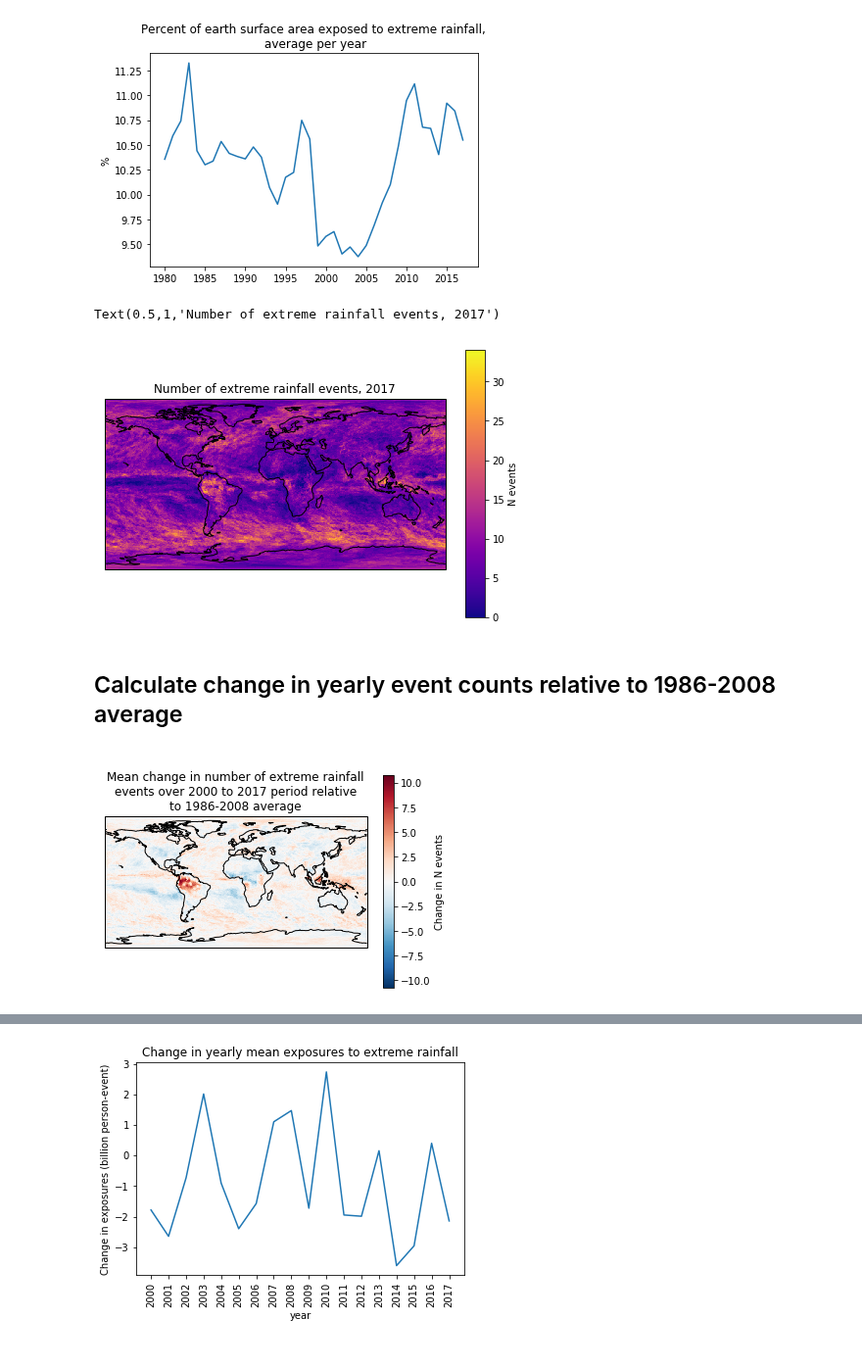
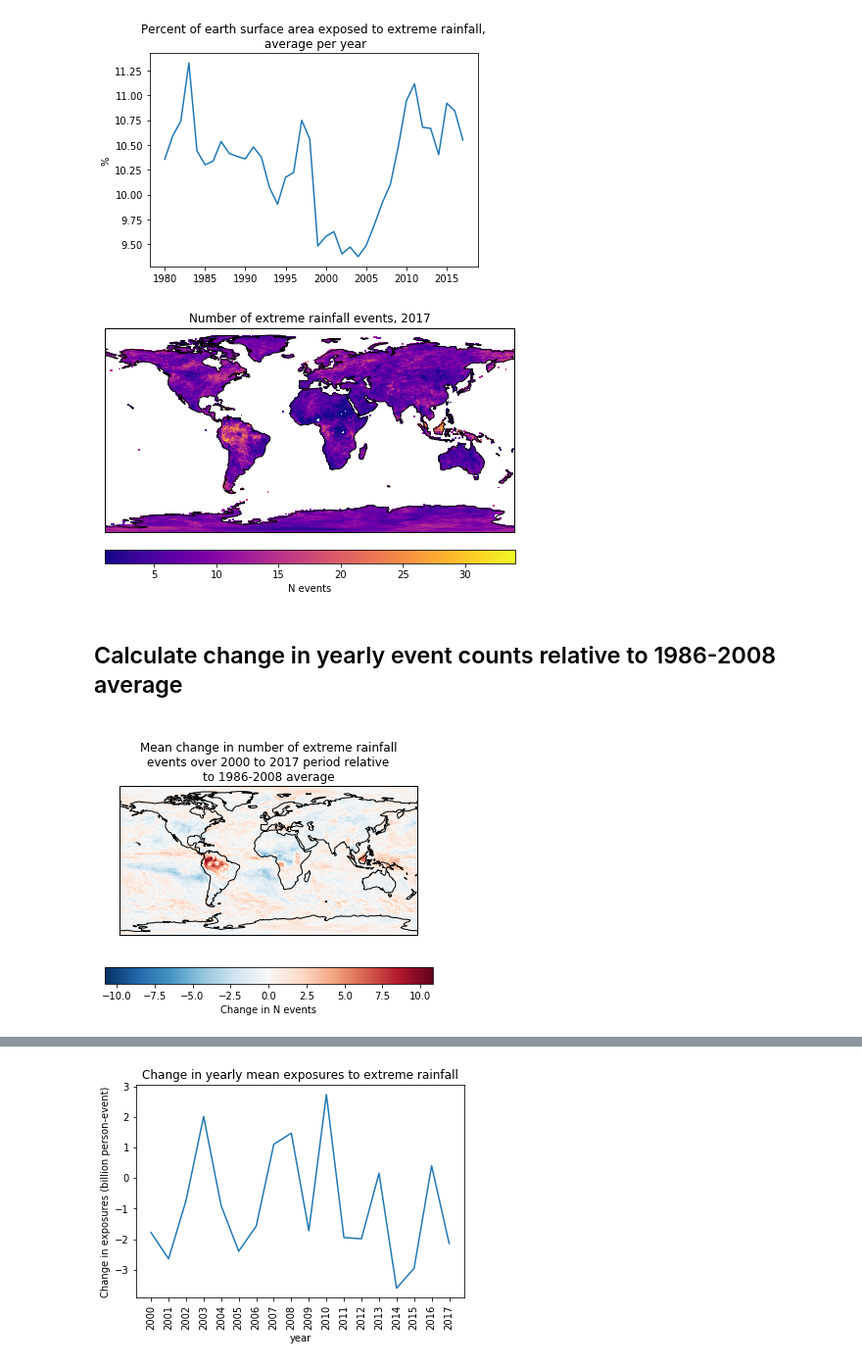
Before and after one commit to mangecoeur/health-climate-exposure, a Jupyter notebook: 1.5 Extreme rainfall.ipynb, the cells around one changed output, grey strips where cells are left out. Shown at 98% size. Drawn from its saved outputs; the diff is of its cells as text; code cells hidden in the pictures.

Commit message:
update results

```diff
--- a/1.5 Extreme rainfall.ipynb
+++ b/1.5 Extreme rainfall.ipynb
@@ -208,7 +209,5 @@ ten_yr_retn = _get_ten_year_return(ppt_5day).compute()
 # %%
-ten_yr_retn.to_netcdf(DATA_SRC / 'lancet' / 'ten_year_ppt_return.nc')
+ten_yr_retn = xr.open_dataarray(DATA_SRC / 'lancet' / 'ten_year_ppt_return.nc')
-# %%
-ppt_5day = ppt_5day.precipitation.sel(time=slice('2000-01-01',None))
 # %% [markdown]
 ## Calculate events
 
@@ -243,5 +242,3 @@ def fast_event_counts(events):
 # %%
 events = ppt_5day.precipitation > ten_yr_retn
 events.name = 'precipitation_events'
-# %%
-events = events.compute()
@@ -321,45 +317,52 @@ land_raster = population_tools.rasterize_data(spi6, COUNTRIES, 'dummy')
 # %%
-event_counts_mean = event_counts.sel(year=2017)
-# event_counts_mean = event_counts_mean.where(event_counts_mean > 0)
+event_counts_mean = event_counts.sel(year=2017) * land_raster
+event_counts_mean = event_counts_mean.where(event_counts_mean > 0)
 event_counts_mean.name = 'N events'
 
 f = plt.figure(constrained_layout=True)
 ax = plt.subplot(projection=crs.PlateCarree())
+
 p = event_counts_mean.plot.pcolormesh(
     cmap='plasma',
-    transform=crs.PlateCarree()
+    transform=crs.PlateCarree(),
+    cbar_kwargs={'orientation': 'horizontal',
+                 'label': ''}
 )
+p.colorbar.set_label('N events')
+
 ax.coastlines()
 plt.title('Number of extreme rainfall events, 2017')
 
-# plt.savefig(RESULTS_FOLDER / 'n events 2016 map.png',
-#             bbox_inches='tight', dpi=300)
+plt.savefig(RESULTS_FOLDER / 'n events 2017 map.png',
+            bbox_inches='tight', dpi=300)
 # %% [output]
-Text(0.5,1,'Number of extreme rainfall events, 2017')
-[figure, old version]
+[figure, new version]
 # %% [markdown]
 ## Calculate change in yearly event counts relative to 1986-2008 average
 # %%
 event_counts_change = event_counts.sel(year=slice(2000,None)) - event_counts.sel(year=slice(1986,2008)).mean(dim='year')
 # %%
 data = event_counts_change.mean(dim='year')
-data.name = 'Change in N events'
 
-f = plt.figure()
+f = plt.figure( constrained_layout=False)
 ax = plt.subplot(projection=crs.PlateCarree())
 p = data.plot.pcolormesh(
-    transform=crs.PlateCarree()
+    transform=crs.PlateCarree(),
+    cbar_kwargs={'orientation':'horizontal','label':''}
 )
+p.colorbar.set_label('Change in N events')
+
 ax.coastlines()
+
 plt.title('''
 Mean change in number of extreme rainfall
 events over 2000 to 2017 period relative
 to 1986-2008 average''')
 
 plt.savefig(RESULTS_FOLDER / 'mean events change 2000-2017 map.png',
             bbox_inches='tight', dpi=600)
 # %% [output]
-[figure, old version]
+[figure, new version]
 # %%
 (event_counts_change * areas).mean(dim=['latitude', 'longitude']).plot()
 plt.xticks(event_counts_change['year'], rotation=90)
```
Also changed, not shown: parts of 7 cells of this notebook, 5 other files.
